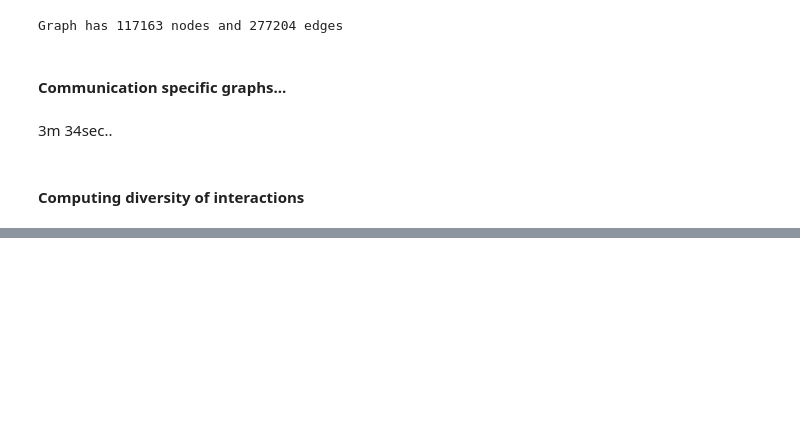
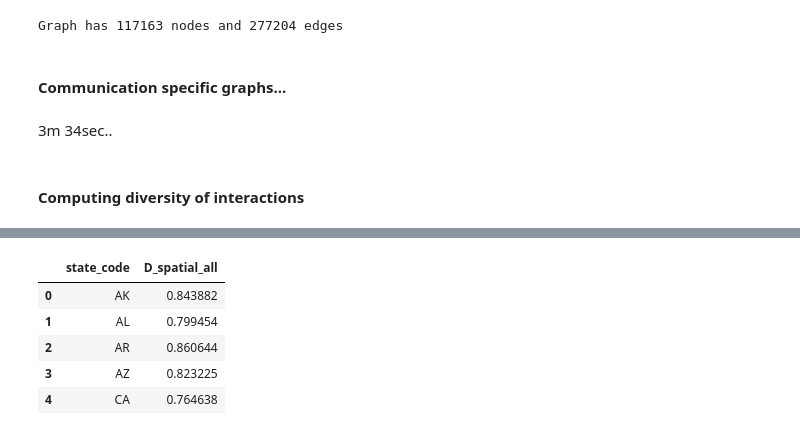
Before and after one commit to florentinafabregas/Group_K_SeminarsInDataScience, a Jupyter notebook: main.ipynb, the cells around one changed output, grey strips where cells are left out. Saved outputs shown, nothing was run; the diff lists cells and outputs as text; code cells hidden in the pictures; blank space fills up the shorter version.

```diff
--- a/main.ipynb
+++ b/main.ipynb
@@ -137,0 +261,28 @@ for dim in dimensions:
+# %%
+def spatial_diversity(df_edges):
+    """
+    Compute normalized entropy of outgoing weights per source_state.
+    Returns: DataFrame [state_code, D_spatial]
+    """
+    diversities = []
+    for state, grp in df_edges.groupby("author_state_code"):
+        weights = grp["weight"].values
+        p = weights / weights.sum()
+        S = len(weights)
+        if S <= 1:
+            D = 0
+        else:
+            D = -np.sum(p * np.log(p)) / np.log(S)
+        diversities.append((state, D))
+    return pd.DataFrame(diversities, columns=["state_code", "D_spatial_all"])
+
+D_all = spatial_diversity(state_edges)
+# %%
+D_all.head()
+# %% [output]
+|  | state_code | D_spatial_all |
+| 0 | AK | 0.843882 |
+| 1 | AL | 0.799454 |
+| 2 | AR | 0.860644 |
+| 3 | AZ | 0.823225 |
+| 4 | CA | 0.764638 |
```
Also changed, not shown: parts of 14 cells of this notebook.
